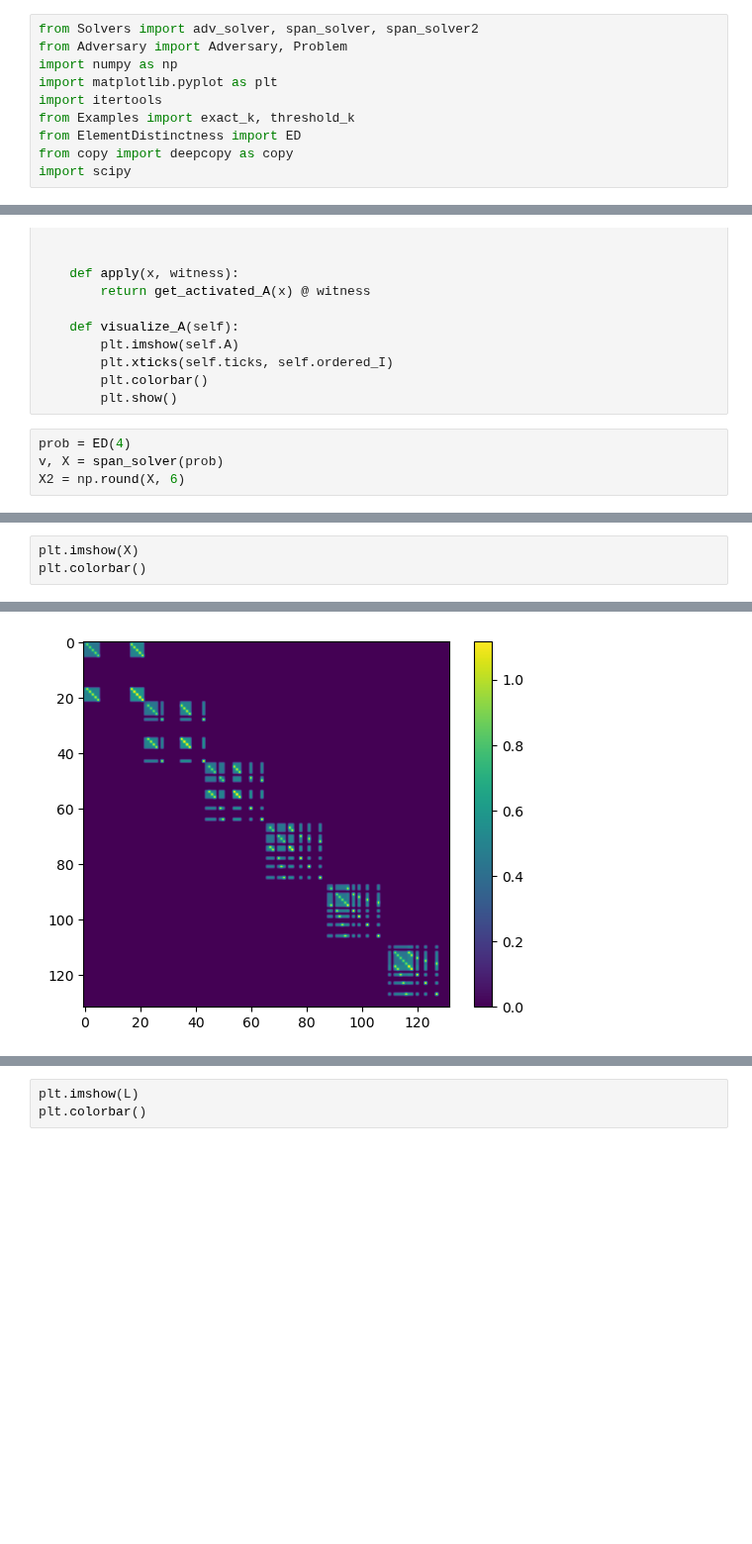
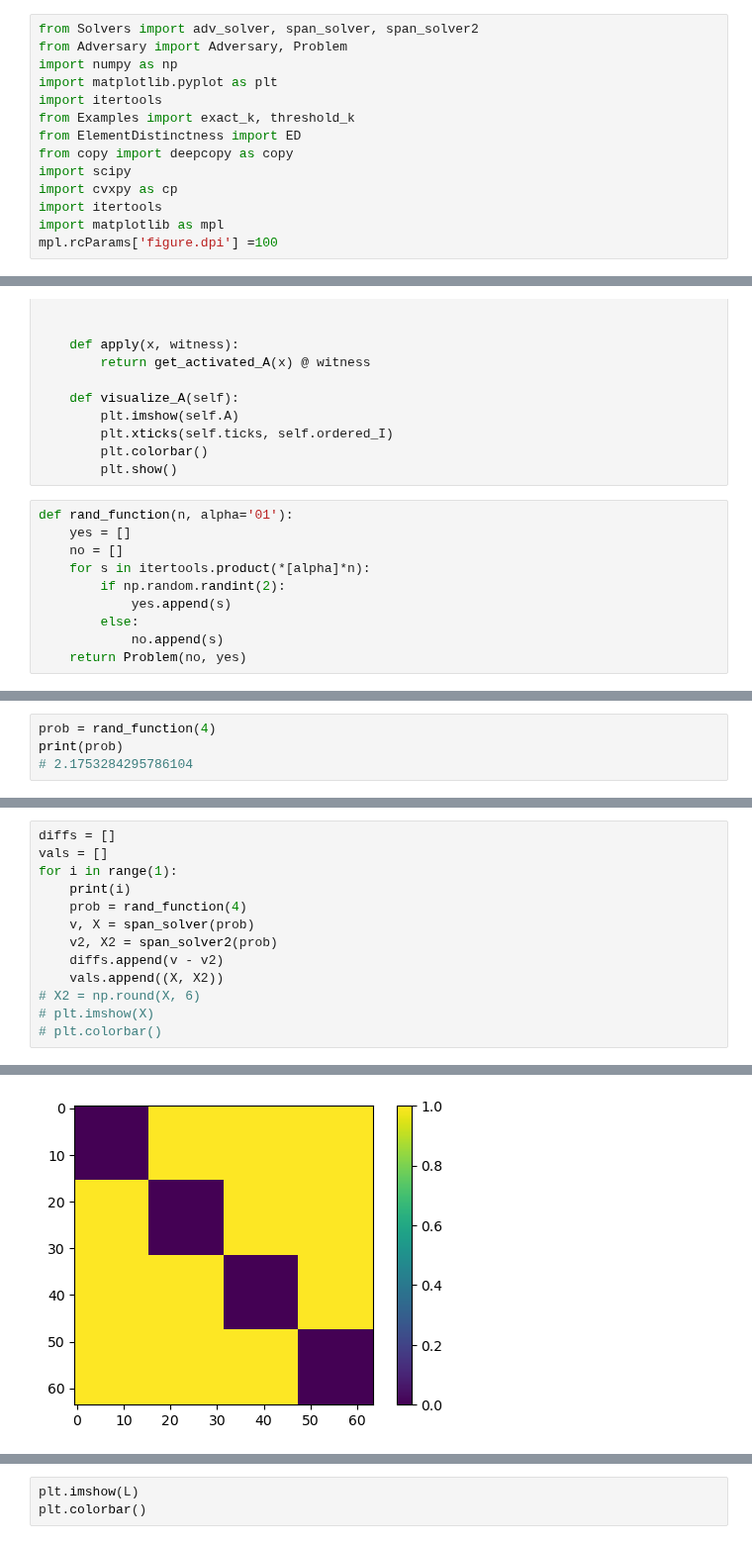
Before and after one commit to blake-holman/ED_Adversaries, a Jupyter notebook: Span.ipynb, the cells around one changed output, grey strips where cells are left out. Shown at 99% size. Cells and saved outputs as stored; diff of their text form; blank space fills up the shorter version.

Commit message:
testing negative values for span SDP

```diff
--- a/Span.ipynb
+++ b/Span.ipynb
@@ -8,6 +8,10 @@ from Examples import exact_k, threshold_k
 from ElementDistinctness import ED
 from copy import deepcopy as copy
 import scipy
+import cvxpy as cp
+import itertools
+import matplotlib as mpl
+mpl.rcParams['figure.dpi'] =100
 # %%
 class SpanProgram():
     def __init__(self, problem, I_dict):
@@ -43,6 +47,12 @@ class SpanProgram():
         plt.colorbar()
         plt.show()
 # %%
-prob = ED(4)
-v, X = span_solver(prob)
-X2 = np.round(X, 6)
+def rand_function(n, alpha='01'):
+    yes = []
+    no = []
+    for s in itertools.product(*[alpha]*n):
+        if np.random.randint(2):
+            yes.append(s)
+        else:
+            no.append(s)
+    return Problem(no, yes)
@@ -66,0 +59,4 @@ X2 = np.round(X, 6)
+# %%
+prob = rand_function(4)
+print(prob)
+# 2.1753284295786104
@@ -67,4 +66,14 @@ X2 = np.round(X, 6)
 # %%
-plt.imshow(X)
-plt.colorbar()
+diffs = []
+vals = []
+for i in range(1):
+    print(i)
+    prob = rand_function(4)
+    v, X = span_solver(prob)
+    v2, X2 = span_solver2(prob)
+    diffs.append(v - v2)
+    vals.append((X, X2))
+# X2 = np.round(X, 6)
+# plt.imshow(X)
+# plt.colorbar()
 # %% [output]
@@ -72 +97 @@ plt.colorbar()
-[figure, old version]
+[figure, new version]
```
Also changed, not shown: parts of 5 cells of this notebook, 5 other files.
